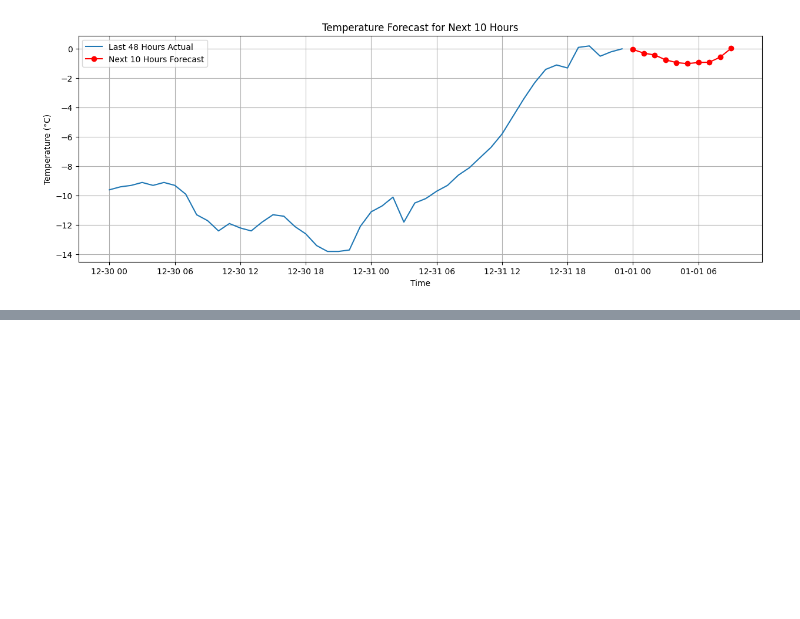
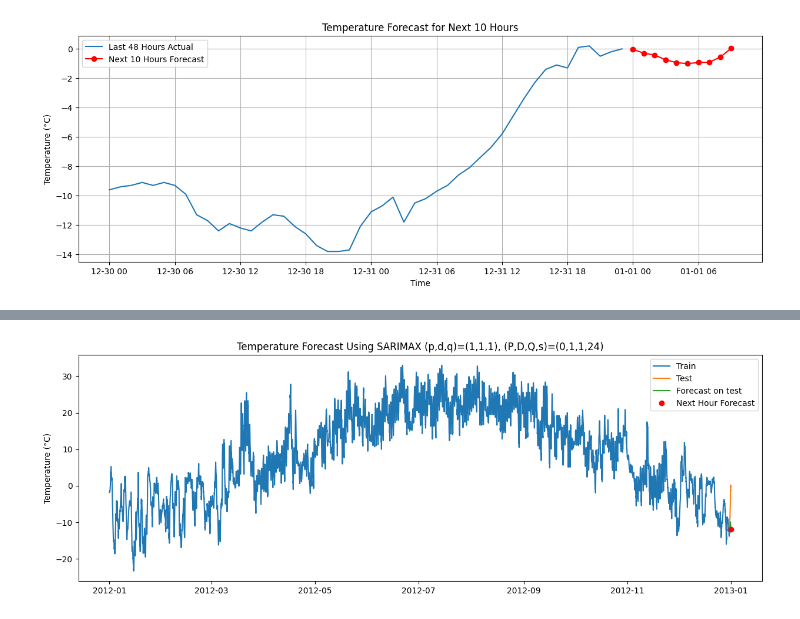
Before and after one commit to Visa110804/Time-series-forecasting, a Jupyter notebook: Time_series_forrecast.ipynb, the cells around one changed output, grey strips where cells are left out. Saved outputs shown, nothing was run; the diff lists cells and outputs as text; code cells hidden in the pictures; blank space fills up the shorter version.

Commit message:
New commit Created using Colab

```diff
--- a/Time_series_forrecast.ipynb
+++ b/Time_series_forrecast.ipynb
@@ -437,0 +294,51 @@ plt.show()
+# %%
+import pandas as pd
+import matplotlib.pyplot as plt
+from statsmodels.tsa.statespace.sarimax import SARIMAX
+from statsmodels.tools.eval_measures import rmse
+
+# Load your data (make sure 'Weather_Data.csv' is in your working directory)
+df = pd.read_csv('Weather_Data.csv')
+
+# Convert 'Date/Time' to datetime and set as index
+df['Date/Time'] = pd.to_datetime(df['Date/Time'])
+df.set_index('Date/Time', inplace=True)
+
+# Forward fill missing values if any
+df = df.fillna(method='ffill')
+
+# Use temperature column
+temperature = df['Temp_C']
+
+# Split train/test (last 24 hours for test)
+train = temperature[:-24]
+test = temperature[-24:]
+
+# Define SARIMAX model with seasonal order (1,1,1,24) based on ACF/PACF
+model = SARIMAX(train, order=(1,1,1), seasonal_order=(1,1,1,24))
+model_fit = model.fit(disp=False)
+
+# Predict on test set plus one hour ahead
+start = len(train)
+end = start + len(test)
+predictions = model_fit.predict(start=start, end=end)
+
+# Plot results
+plt.figure(figsize=(15,5))
+plt.plot(train.index, train, label='Train')
+plt.plot(test.index, test, label='Test')
+plt.plot(predictions.index[:-1], predictions[:-1], label='Forecast on test')
+plt.plot(predictions.index[-1], predictions[-1], 'ro', label='Next Hour Forecast')
+plt.legend()
+plt.title('Temperature Forecast Using SARIMAX (p,d,q)=(1,1,1), (P,D,Q,s)=(0,1,1,24)')
+plt.ylabel('Temperature (°C)')
+plt.show()
+
+# Evaluate model with RMSE on test data
+test_rmse = rmse(test, predictions[:-1])
+print(f'Test RMSE: {test_rmse:.2f}')
+
+# Print next hour forecast
+print(f"Predicted temperature for the next hour ({predictions.index[-1]}): {predictions[-1]:.2f} °C")
+# %% [output]
+[figure, added]
```
Also changed, not shown: parts of 10 cells of this notebook.
